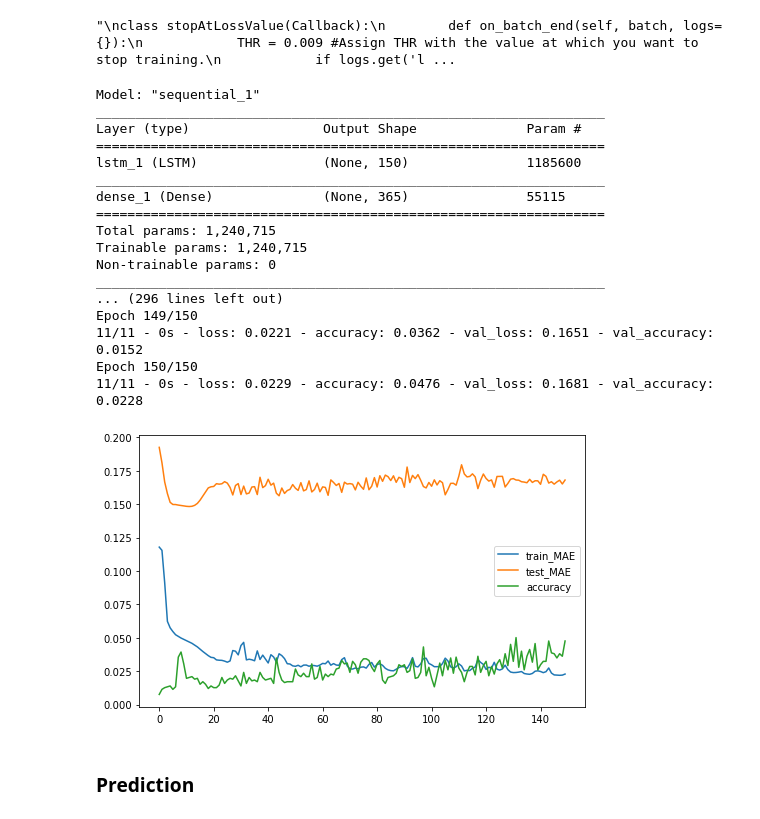
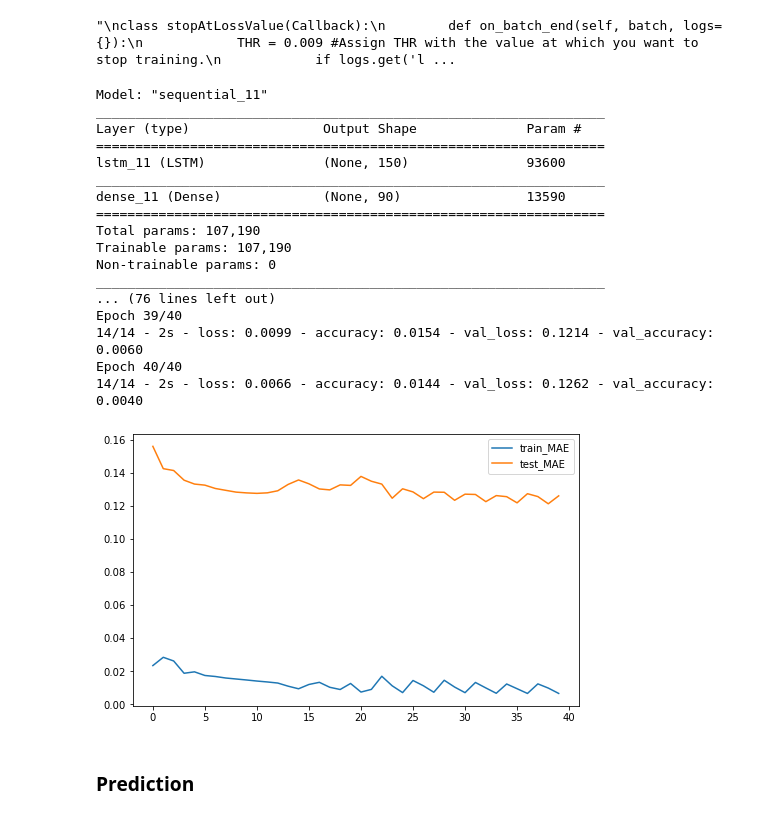
Before and after one commit to TLChilton/Senior_Capstone, a Jupyter notebook: Thomas/LSTM365AtOnce.ipynb, the cells around one changed output. Saved outputs shown, nothing was run; the diff lists cells and outputs as text; code cells hidden in the pictures.

```diff
--- a/Thomas/LSTM365AtOnce.ipynb
+++ b/Thomas/LSTM365AtOnce.ipynb
@@ -70,6 +70,9 @@ def series_to_supervised(data, col_names, n_in=1, n_out=1, dropnan=True):
 ### Converting Data for Supervised Learning
 # %%
 from sklearn.preprocessing import MinMaxScaler
+
+n_in = 90
+n_out = 90
 
 values = df.values
 # integer encoding of labels (not using yet here since we don't have non-numerical data)
@@ -78,18 +81,16 @@ values = df.values
 values = values.astype('float32')
 # normalize features
 scaler = MinMaxScaler(feature_range=(0,1))
-print(values.shape)
-#scaled = scaler.fit_transform(values)
-#print(scaled.shape)
+scaled = scaler.fit_transform(values)
+
 # frame as supervised learning
-reframed = series_to_supervised(values, df.columns, 365, 365)
+reframed = series_to_supervised(scaled, df.columns, n_in, n_out)
 
 # Drop Columns of Variables We Aren't Predicting
 # We want only the variable we're predicting for time t
-for i in range(1, 365):
+for i in range(1, 90):
     reframed.drop(reframed.loc[:, ('Tesla Trend(t+%i)' %(i)):('Day of the Week(t+%i)' %(i))], axis=1, inplace=True)
 reframed.drop(reframed.loc[:, 'Tesla Trend(t)':'Day of the Week(t)'], axis=1, inplace=True)
-reframed = pd.DataFrame(data=scaler.fit_transform(reframed.values), columns=reframed.columns)
 
 print(reframed.shape)
 reframed.head()
@@ -106,6 +106,6 @@ reframed.head()
 # %%
-y = reframed.iloc[:,-365:]
-x = reframed.iloc[:,:-365]
+y = reframed.iloc[:,n_out*-1:]
+x = reframed.iloc[:,:n_out*-1]
 x_vals = x.values
 y_vals = y.values
 # split into train, test, and prediction sets
@@ -115,11 +115,10 @@ n_train = floor((len(x_vals)-n_predict) * 0.80) # 80% of the data is currently u
 train_X, train_y = x_vals[:n_train, :], y_vals[:n_train, :]
 test_X, test_y = x_vals[n_train:len(x_vals)-n_predict, :], y_vals[n_train:len(y_vals)-n_predict, :]
 predict_X, predict_y = x_vals[len(x_vals)-n_predict:, :], y_vals[len(y_vals)-n_predict:, :]
-print(predict_X.shape)
 # reshape input to be 3D [samples, timesteps, features]
-train_X = train_X.reshape((train_X.shape[0], 1, train_X.shape[1]))
-test_X = test_X.reshape((test_X.shape[0], 1, test_X.shape[1]))
-predict_X = predict_X.reshape((predict_X.shape[0], 1, predict_X.shape[1]))
+train_X = train_X.reshape((n_train, n_in, len(df.columns)))
+test_X = test_X.reshape((test_X.shape[0], n_in, len(df.columns)))
+predict_X = predict_X.reshape((n_predict, n_in, len(df.columns)))
 
 print(train_X.shape, train_y.shape, test_X.shape, test_y.shape, predict_X.shape, predict_y.shape)
 # %% [output]
@@ -147,41 +135,40 @@ class stopAtLossValue(Callback):
 # %%
 # Design Network
 model = Sequential()
 model.add(LSTM(150, input_shape=(train_X.shape[1], train_X.shape[2]), return_sequences=False))
-model.add(Dense(365, activation="linear", kernel_constraint=NonNeg()))
+model.add(Dense(90, activation="linear", kernel_constraint=NonNeg()))
 
 model.compile(loss='mae', optimizer='adam', metrics=['accuracy'])
 model.summary()
 
 # fit network
 # epochs = how long you're running it
 # batch_size = number of training samples to use in an epoch
-history = model.fit(train_X, train_y, epochs=150, batch_size=150, validation_data=(test_X, test_y), verbose=2, shuffle=False)
+history = model.fit(train_X, train_y, epochs=40, batch_size=150, validation_data=(test_X, test_y), verbose=2, shuffle=False)
 # plot history
 pyplot.figure(figsize=(8,5))
 pyplot.plot(history.history['loss'], label='train_MAE')
 pyplot.plot(history.history['val_loss'], label='test_MAE')
-pyplot.plot(history.history['accuracy'], label='accuracy')
 pyplot.legend()
 pyplot.show()
 # %% [output]
-Model: "sequential_1"
+Model: "sequential_11"
 _________________________________________________________________
 Layer (type)                 Output Shape              Param #
 =================================================================
-lstm_1 (LSTM)                (None, 150)               1185600
+lstm_11 (LSTM)               (None, 150)               93600
 _________________________________________________________________
-dense_1 (Dense)              (None, 365)               55115
+dense_11 (Dense)             (None, 90)                13590
 =================================================================
-Total params: 1,240,715
-Trainable params: 1,240,715
+Total params: 107,190
+Trainable params: 107,190
 Non-trainable params: 0
 _________________________________________________________________
-... (296 lines left out)
-Epoch 149/150
-11/11 - 0s - loss: 0.0221 - accuracy: 0.0362 - val_loss: 0.1651 - val_accuracy: 0.0152
-Epoch 150/150
-11/11 - 0s - loss: 0.0229 - accuracy: 0.0476 - val_loss: 0.1681 - val_accuracy: 0.0228
+... (76 lines left out)
+Epoch 39/40
+14/14 - 2s - loss: 0.0099 - accuracy: 0.0154 - val_loss: 0.1214 - val_accuracy: 0.0060
+Epoch 40/40
+14/14 - 2s - loss: 0.0066 - accuracy: 0.0144 - val_loss: 0.1262 - val_accuracy: 0.0040
-[figure, old version]
+[figure, new version]
 # %% [markdown]
 ### Prediction
```
Also changed, not shown: parts of 7 cells of this notebook.
